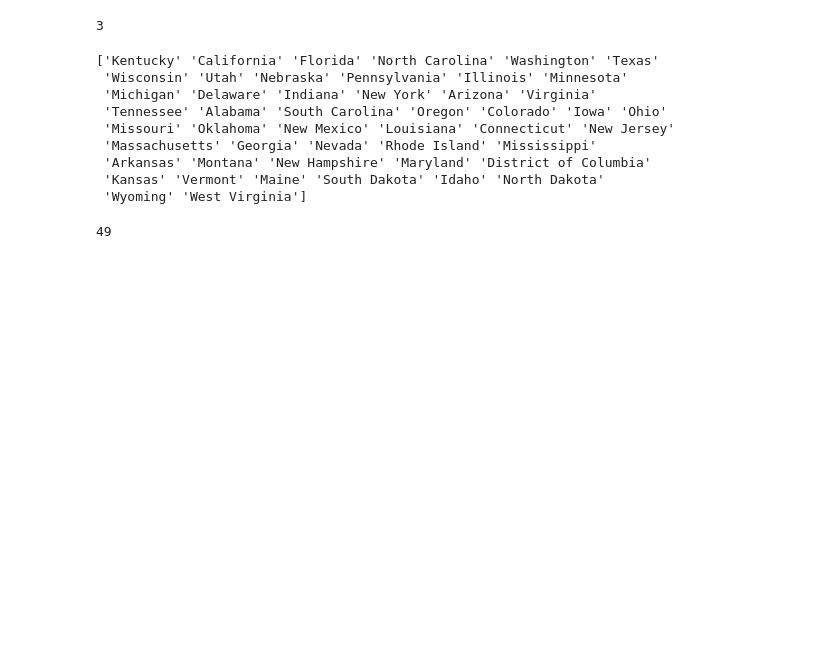
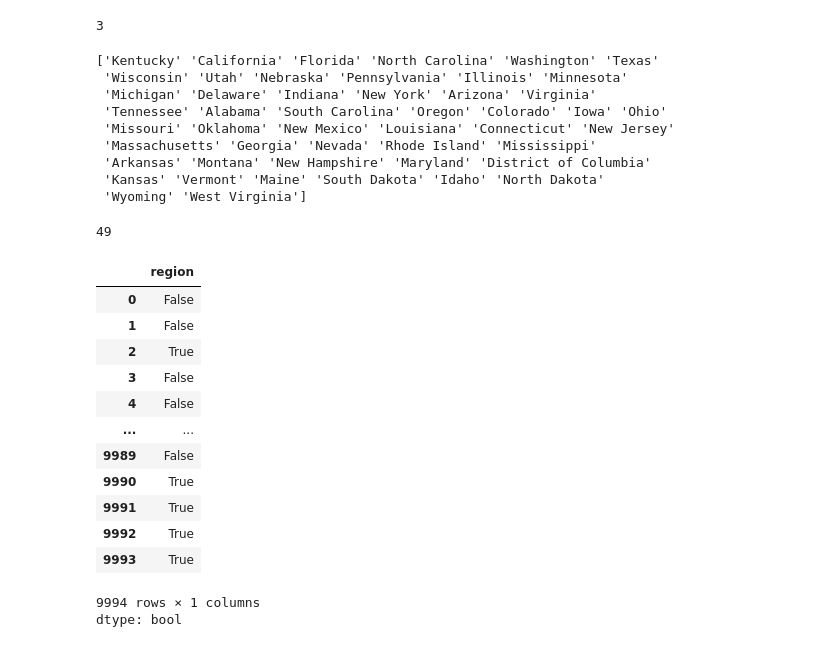
Before and after one commit to Sru-j/Linux, a Jupyter notebook: data_load_url.ipynb, the cells around one changed output. Cells and saved outputs as stored; diff of their text form; code cells hidden in the pictures; blank space fills up the shorter version.

```diff
--- a/data_load_url.ipynb
+++ b/data_load_url.ipynb
@@ -332,3 +332,20 @@ df['state'].nunique()
  'Kansas' 'Vermont' 'Maine' 'South Dakota' 'Idaho' 'North Dakota'
  'Wyoming' 'West Virginia']
 49
+# %%
+df['region'] == 'West'
+# %% [output]
+|  | region |
+| 0 | False |
+| 1 | False |
+| 2 | True |
+| 3 | False |
+| 4 | False |
+| ... | ... |
+| 9989 | False |
+| 9990 | True |
+| 9991 | True |
+| 9992 | True |
+| 9993 | True |
+9994 rows × 1 columns
+dtype: bool
```
Also changed, not shown: parts of 4 cells of this notebook.
